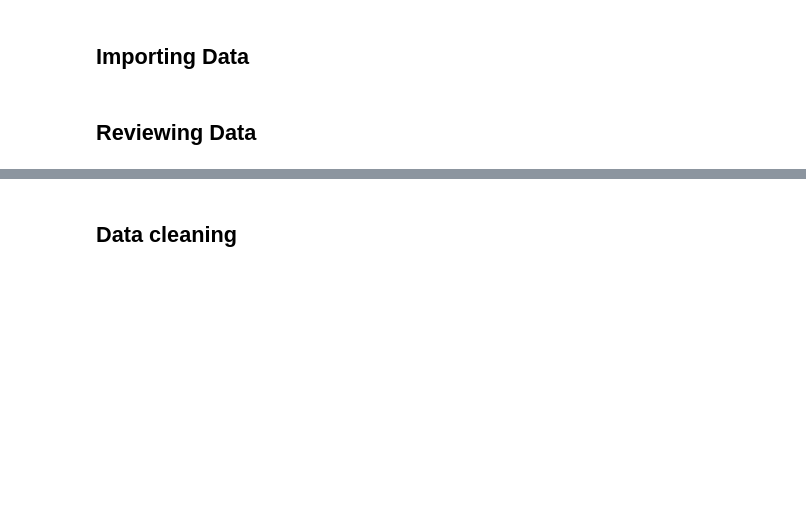
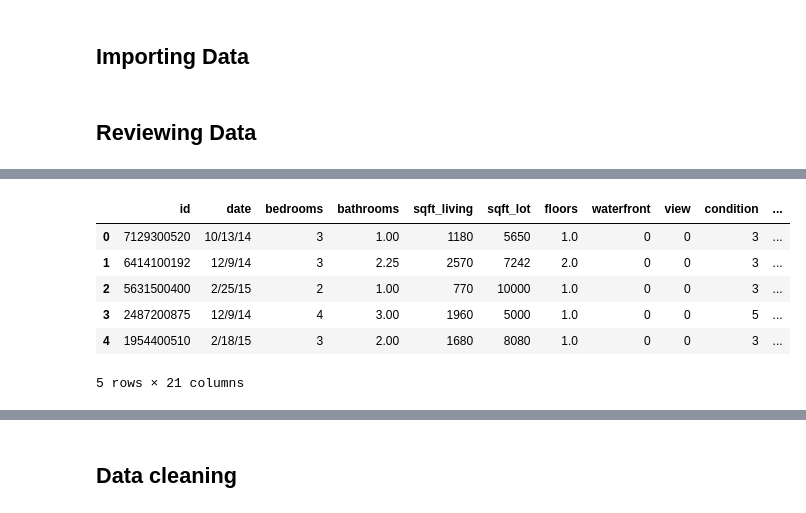
Before and after one commit to nicolerichter1989/mid-bootcamp-project, a Jupyter notebook: Regression Project - Housing Prices.ipynb, the cells around one changed output, grey strips where cells are left out. Saved outputs shown, nothing was run; the diff lists cells and outputs as text; code cells hidden in the pictures; blank space fills up the shorter version.

```diff
--- a/Regression Project - Housing Prices.ipynb
+++ b/Regression Project - Housing Prices.ipynb
@@ -37,3 +32,13 @@ NameError: name 'data' is not defined
+# %%
+data.head()
+# %% [output]
+|  | id | date | bedrooms | bathrooms | sqft_living | sqft_lot | floors | waterfront | view | condition | ... |
+| 0 | 7129300520 | 10/13/14 | 3 | 1.00 | 1180 | 5650 | 1.0 | 0 | 0 | 3 | ... |
+| 1 | 6414100192 | 12/9/14 | 3 | 2.25 | 2570 | 7242 | 2.0 | 0 | 0 | 3 | ... |
+| 2 | 5631500400 | 2/25/15 | 2 | 1.00 | 770 | 10000 | 1.0 | 0 | 0 | 3 | ... |
+| 3 | 2487200875 | 12/9/14 | 4 | 3.00 | 1960 | 5000 | 1.0 | 0 | 0 | 5 | ... |
+| 4 | 1954400510 | 2/18/15 | 3 | 2.00 | 1680 | 8080 | 1.0 | 0 | 0 | 3 | ... |
+5 rows × 21 columns
 # %%
 data.info()
 # %% [output]
```
Also changed, not shown: parts of 20 cells of this notebook, 5 other files.
